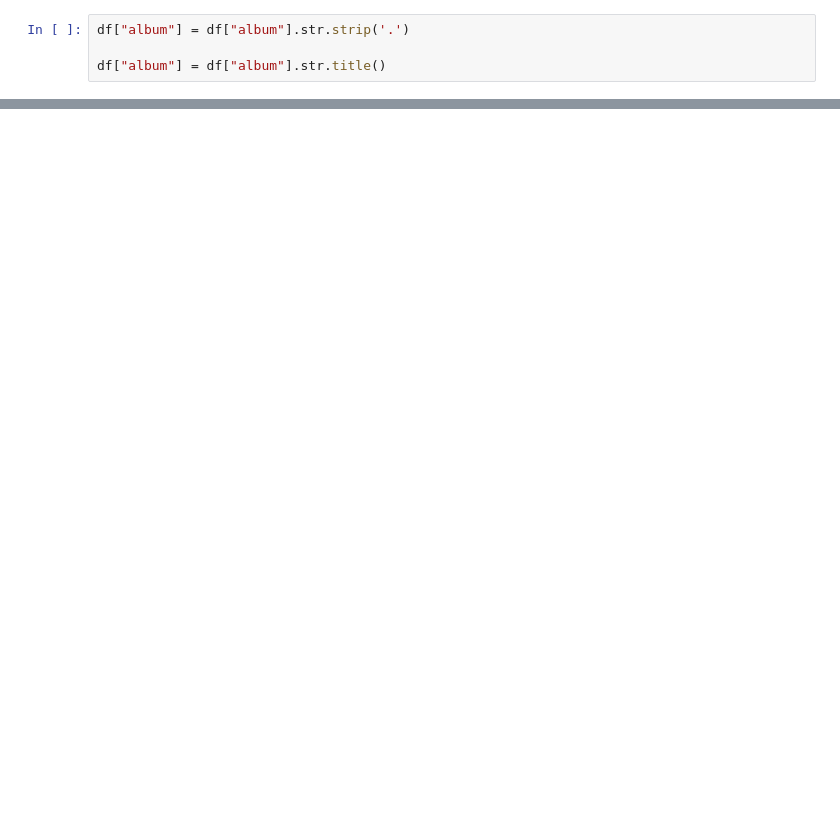
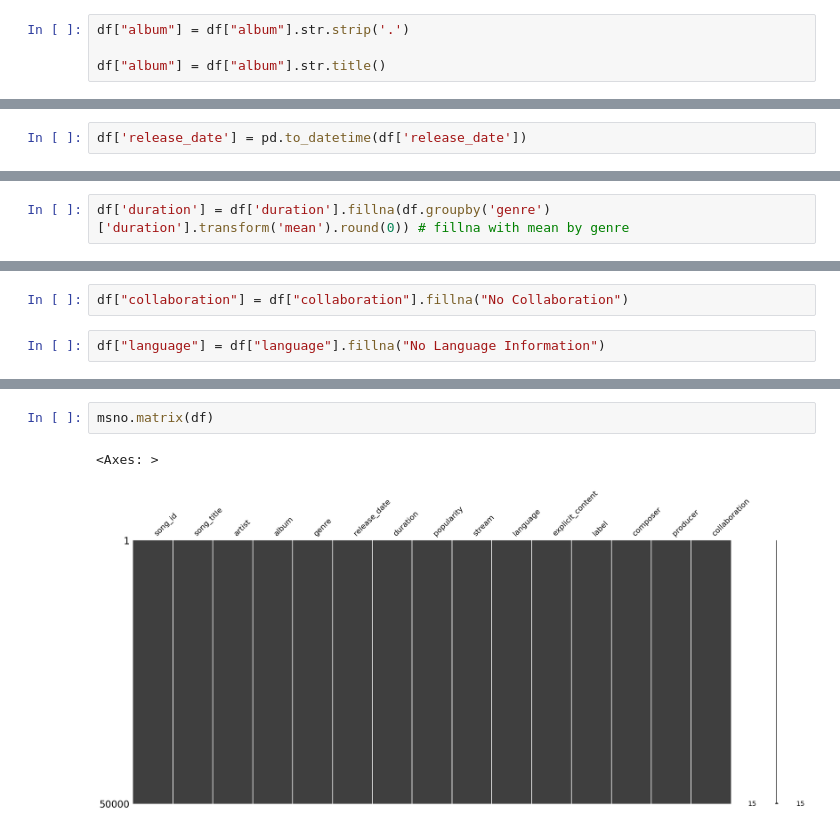
Before and after one commit to SamuelJEAlves/data-insights, a Jupyter notebook: spotify-songs/spotify.ipynb, the cells around one changed output, grey strips where cells are left out. Saved outputs shown, nothing was run; the diff lists cells and outputs as text; blank space fills up the shorter version.

```diff
--- a/spotify-songs/spotify.ipynb
+++ b/spotify-songs/spotify.ipynb
@@ -146,3 +148,5 @@ df.head(3)
 | 0 | SP0001 | Space Executive Series | Sydney Clark | What | Electronic | 1997-11-08 | 282.0 | 42 | 35055874 | English | ... |
 | 1 | SP0002 | Price Last Painting | Connor Peters DDS | Nature Politics | Electronic | 2015-05-10 | 127.0 | 50 | 9249527 | English | ... |
 | 2 | SP0003 | Piece | Anna Keith | Visit | Pop | 2024-07-08 | NaN | 10 | 76669110 | English | ... |
+# %%
+df['release_date'] = pd.to_datetime(df['release_date'])
@@ -148,0 +190,2 @@ df.head(3)
+# %%
+df['duration'] = df['duration'].fillna(df.groupby('genre')['duration'].transform('mean').round(0)) # fillna with mean by genre
@@ -148,0 +196,4 @@ df.head(3)
+# %%
+df["collaboration"] = df["collaboration"].fillna("No Collaboration")
+# %%
+df["language"] = df["language"].fillna("No Language Information")
@@ -148,0 +219,5 @@ df.head(3)
+# %%
+msno.matrix(df)
+# %% [output]
+<Axes: >
+[figure, added]
```
Also changed, not shown: parts of 11 cells of this notebook.
